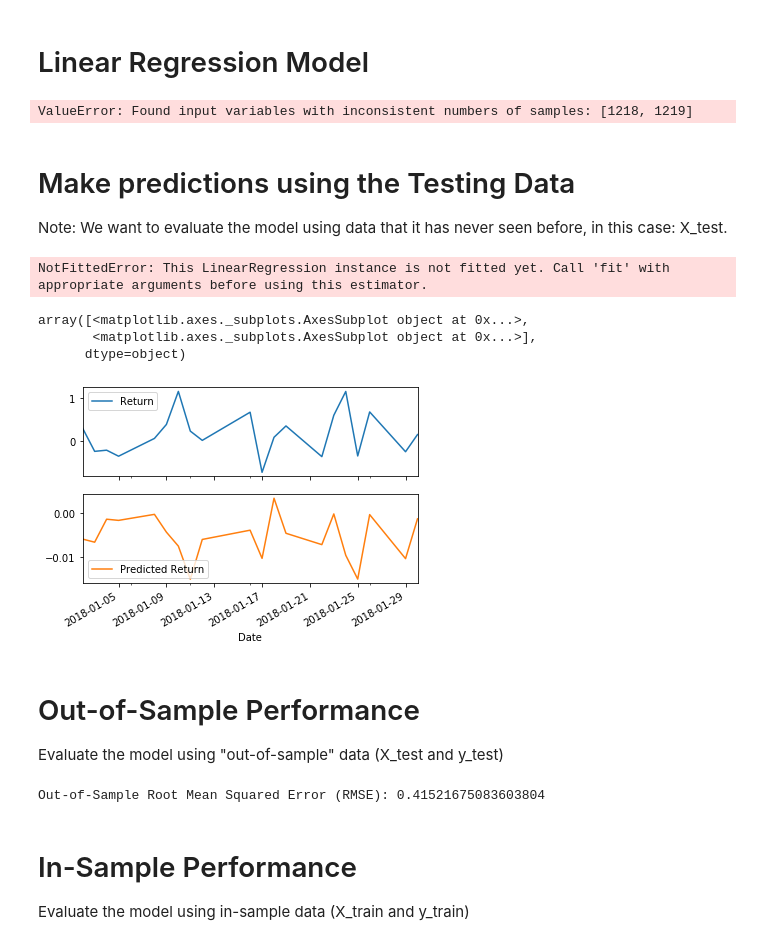
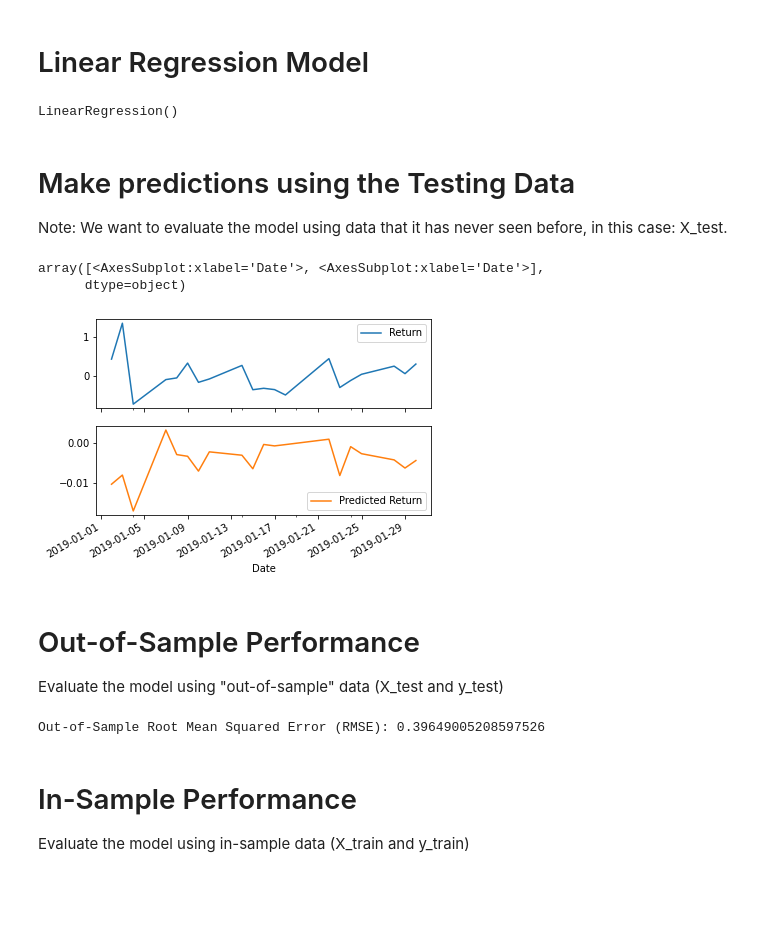
Before and after one commit to sudo-August/a-yen-for-the-future, a Jupyter notebook: regression_analysis.ipynb, the cells around one changed output. Saved outputs shown, nothing was run; the diff lists cells and outputs as text; code cells hidden in the pictures; blank space fills up the shorter version.

```diff
--- a/regression_analysis.ipynb
+++ b/regression_analysis.ipynb
@@ -78,10 +78,10 @@ test = yen_futures["2019":]
 # Y_train (training set using just the "y" variable, i.e., "Futures Return"), Y_test (test set of just the "y" variable):
 X_train = train["Lagged_Return"].to_frame()
 X_test = test["Lagged_Return"].to_frame()
-y_train = train["Return"]
+y_train = train["Return"].to_frame()
 y_test = test["Return"]
 # %%
-#X_train.dropna(inplace=True)
+X_train.dropna(inplace=True)
 X_train
 # %% [output]
 |  | Lagged_Return |
@@ -98,6 +98,8 @@ X_train
 | 2018-12-28 | 0.464525 |
 | 2018-12-31 | 0.297242 |
 1218 rows × 1 columns
+# %%
+y_train = y_train.iloc[1:]
 # %% [markdown]
 # Linear Regression Model
 # %%
@@ -108,7 +110,7 @@ lr_model = LinearRegression()
 # Fit a SKLearn linear regression using just the training set (X_train, Y_train):
 lr_model.fit(X_train, y_train)
 # %% [output]
-ValueError: Found input variables with inconsistent numbers of samples: [1218, 1219]
+LinearRegression()
 # %% [markdown]
 # Make predictions using the Testing Data
 
@@ -116,19 +118,19 @@ Note: We want to evaluate the model using data that it has never seen before, in
 # %%
 # Make a prediction of "y" values using just the test dataset
 predictions = lr_model.predict(X_test)
+#pd.Series(predictions)
+predictions_series = pd.DataFrame(predictions)
-# %% [output]
-NotFittedError: This LinearRegression instance is not fitted yet. Call 'fit' with appropriate arguments before using this estimator.
 # %%
 # Assemble actual y data (Y_test) with predicted y data (from just above) into two columns in a dataframe:
-# YOUR CODE HERE!
+actual_y = y_test.to_frame()
+actual_y["Predicted Return"] = predictions
 # %%
 # Plot the first 20 predictions vs the true values
-# YOUR CODE HERE!
+actual_y[:20].plot(subplots=True)
 # %% [output]
-array([<matplotlib.axes._subplots.AxesSubplot object at 0x...>,
-       <matplotlib.axes._subplots.AxesSubplot object at 0x...>],
+array([<AxesSubplot:xlabel='Date'>, <AxesSubplot:xlabel='Date'>],
       dtype=object)
-[figure, old version]
+[figure, new version]
 # %% [markdown]
 # Out-of-Sample Performance
 
@@ -136,12 +138,16 @@ Evaluate the model using "out-of-sample" data (X_test and y_test)
 # %%
 from sklearn.metrics import mean_squared_error
 # Calculate the mean_squared_error (MSE) on actual versus predicted test "y"
-# YOUR CODE HERE!
+mean_err_sqr = mean_squared_error(
+    actual_y["Return"],
+    actual_y["Predicted Return"]
+)
 
 # Using that mean-squared-error, calculate the root-mean-squared error (RMSE):
-# YOUR CODE HERE!
+rmse = np.sqrt(mean_err_sqr)
+print(f"Out-of-Sample Root Mean Squared Error (RMSE): {rmse}")
 # %% [output]
-Out-of-Sample Root Mean Squared Error (RMSE): 0.41521675083603804
+Out-of-Sample Root Mean Squared Error (RMSE): 0.39649005208597526
 # %% [markdown]
 # In-Sample Performance
 
```
Also changed, not shown: parts of 1 cell of this notebook.
